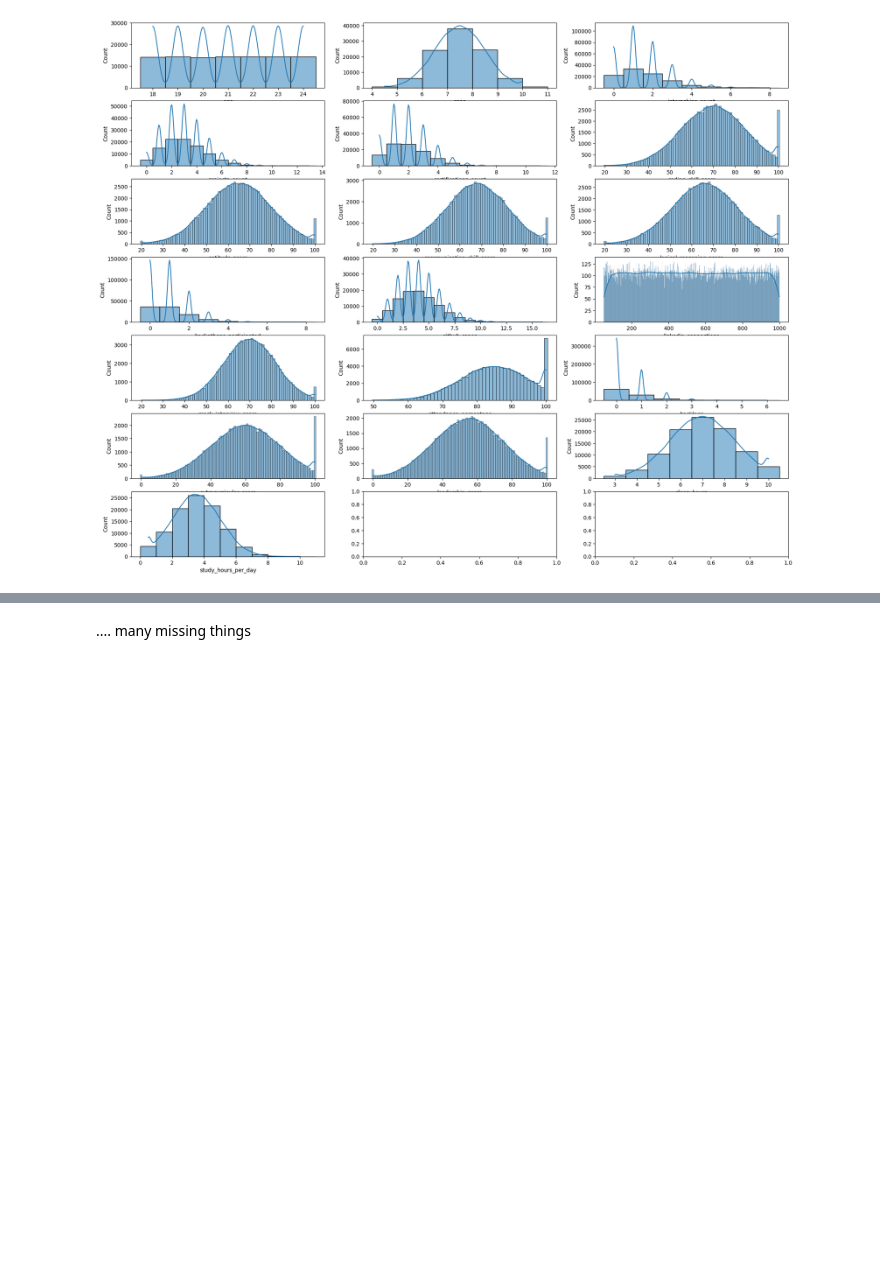
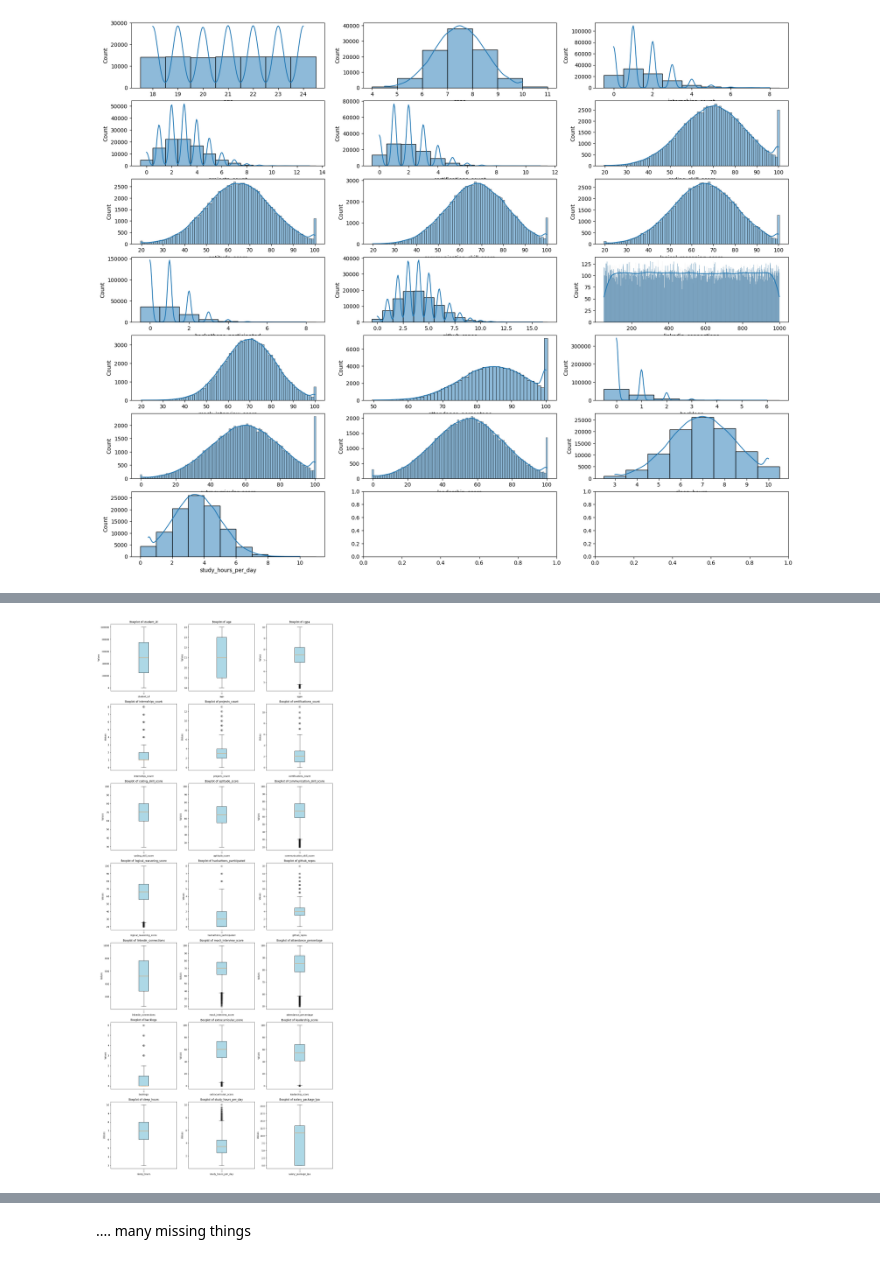
Before and after one commit to JoAz06/Workshop2Project, a Jupyter notebook: regression.ipynb, the cells around one changed output, grey strips where cells are left out. Saved outputs shown, nothing was run; the diff lists cells and outputs as text; code cells hidden in the pictures; blank space fills up the shorter version.

```diff
--- a/regression.ipynb
+++ b/regression.ipynb
@@ -201,0 +238,32 @@ for i, column in enumerate(numeric_cols):
+# %%
+import matplotlib.pyplot as plt
+
+# 1. Use your actual student numerical columns
+# Note: Ensure numeric_cols is defined from your latest df_capped
+numeric_cols = df_capped.select_dtypes(include=['number']).columns.tolist()
+
+# 2. Setup the grid dynamically (3 columns wide)
+n_cols = 3
+n_rows = (len(numeric_cols) // n_cols) + (len(numeric_cols) % n_cols > 0)
+
+plt.figure(figsize=(15, 5 * n_rows))
+
+for i, col in enumerate(numeric_cols):
+    # Dynamically place each plot in the grid
+    plt.subplot(n_rows, n_cols, i + 1)
+
+    # The Boxplot logic from Video 2
+    plt.boxplot(df_capped[col].dropna(), vert=True, patch_artist=True,
+                boxprops=dict(facecolor='lightblue', color='black'),
+                capprops=dict(color='black'),
+                whiskerprops=dict(color='black'),
+                flierprops=dict(markeredgecolor='black', marker='o'))
+
+    plt.title(f'Boxplot of {col}')
+    plt.xlabel(col)
+    plt.ylabel('Values')
+
+plt.tight_layout()
+plt.show()
+# %% [output]
+[figure, added]
```
Also changed, not shown: parts of 26 cells of this notebook.
